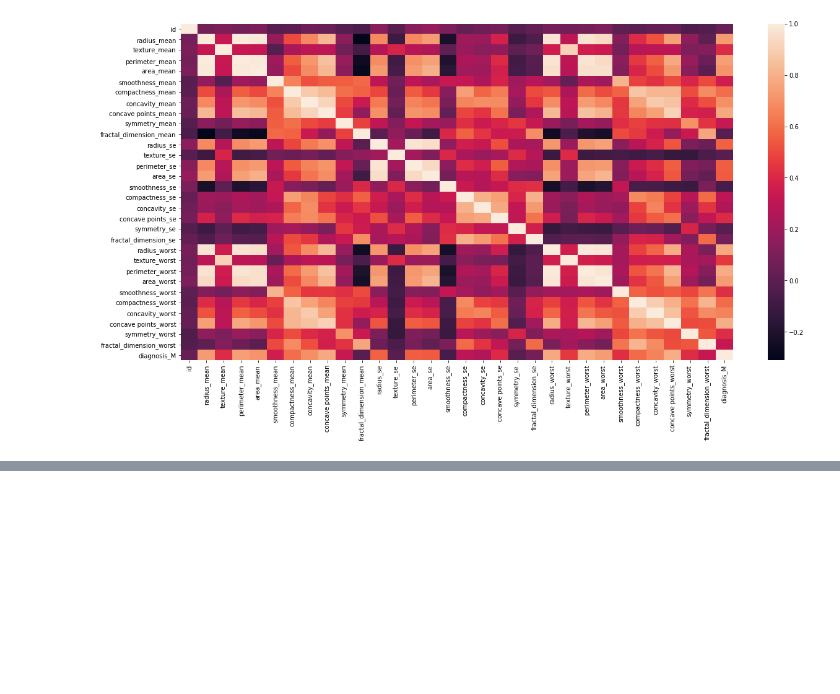
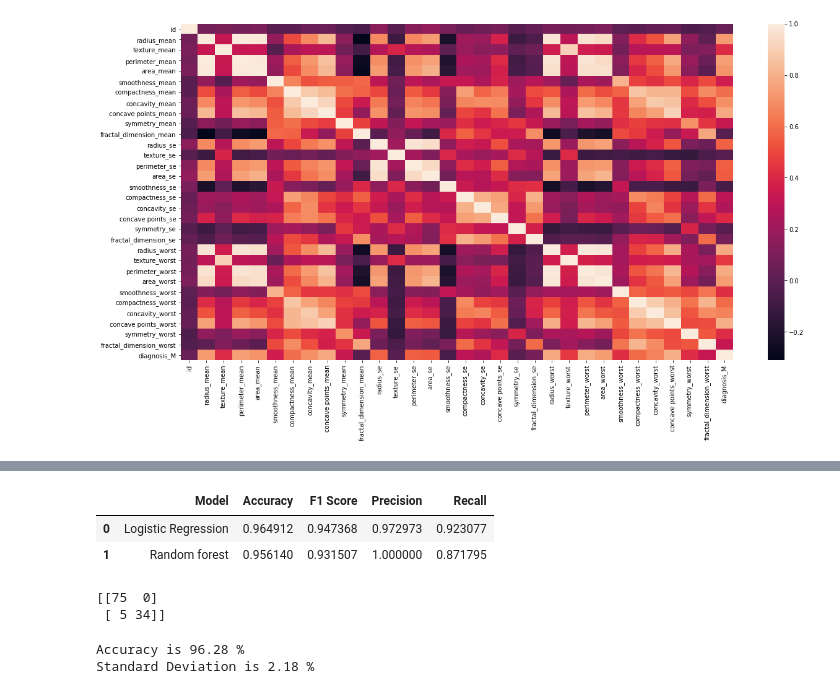
Before and after one commit to Sparkton/MLProjects, a Jupyter notebook: Breast Cancer Detection.ipynb, the cells around one changed output, grey strips where cells are left out. Saved outputs shown, nothing was run; the diff lists cells and outputs as text; code cells hidden in the pictures; blank space fills up the shorter version.

```diff
--- a/Breast Cancer Detection.ipynb
+++ b/Breast Cancer Detection.ipynb
@@ -177,0 +269,2 @@ sns.heatmap(dataset.corr())
+# %%
+results = pd.DataFrame([['Logistic Regression', acc, f1, prec, rec]], columns=['Model', 'Accuracy', 'F1 Score', 'Precision', 'Recall'])
@@ -177,0 +290,3 @@ sns.heatmap(dataset.corr())
+# %%
+classifier_rm = RandomForestClassifier(random_state=0)
+classifier_rm.fit(xtrain, ytrain)
@@ -177,0 +302,30 @@ sns.heatmap(dataset.corr())
+# %%
+ypred = classifier_rm.predict(xtest)
+# %%
+acc = accuracy_score(ytest,ypred)
+f1 = f1_score(ytest,ypred)
+prec = precision_score(ytest,ypred)
+rec = recall_score(ytest,ypred)
+# %%
+model_results = pd.DataFrame([['Random forest', acc, f1, prec, rec]],
+               columns = ['Model', 'Accuracy', 'F1 Score', 'Precision', 'Recall'])
+results = results.append(model_results, ignore_index=True)
+results
+# %% [output]
+|  | Model | Accuracy | F1 Score | Precision | Recall |
+| 0 | Logistic Regression | 0.964912 | 0.947368 | 0.972973 | 0.923077 |
+| 1 | Random forest | 0.956140 | 0.931507 | 1.000000 | 0.871795 |
+# %%
+cm = confusion_matrix(ytest, ypred)
+print(cm)
+# %% [output]
+[[75  0]
+ [ 5 34]]
+# %%
+accuracies = cross_val_score(estimator=classifier_rm, X=xtrain, y=ytrain, cv=10)
+
+print("Accuracy is {:.2f} %".format(accuracies.mean()*100))
+print("Standard Deviation is {:.2f} %".format(accuracies.std()*100))
+# %% [output]
+Accuracy is 96.28 %
+Standard Deviation is 2.18 %
```
Also changed, not shown: parts of 29 cells of this notebook.
